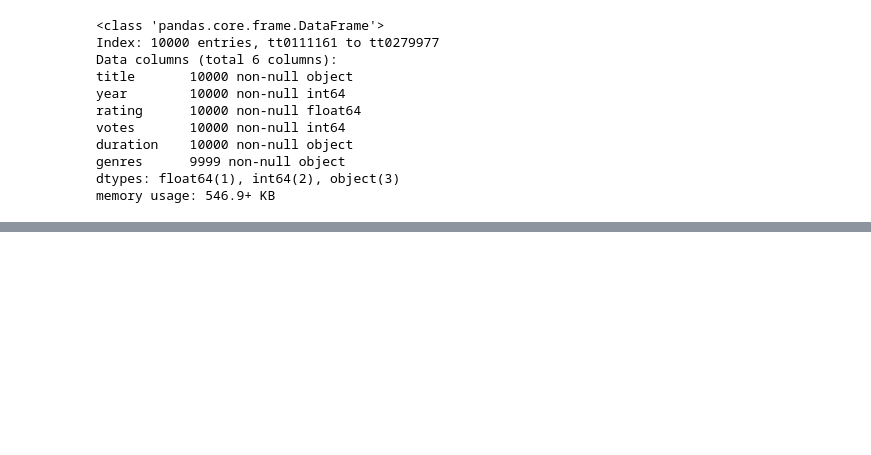
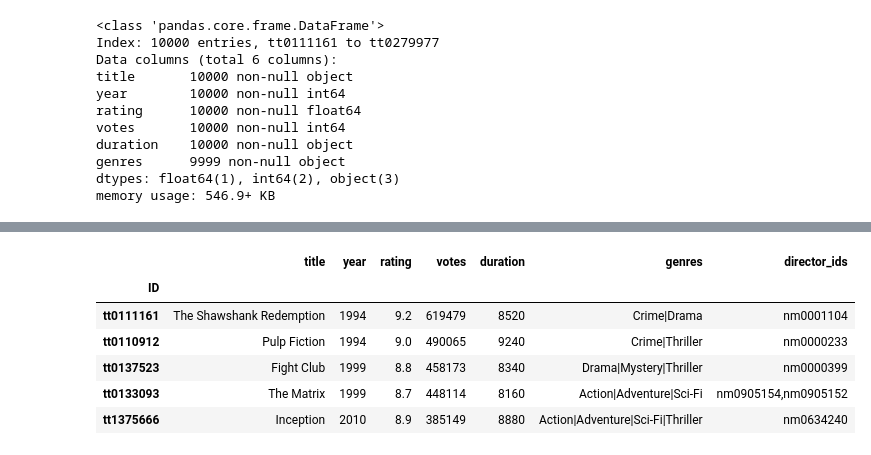
Before and after one commit to jyotipba-zz/integrify, a Jupyter notebook: development/pandas_jyoti_peter.ipynb, the cells around one changed output, grey strips where cells are left out. Saved outputs shown, nothing was run; the diff lists cells and outputs as text; code cells hidden in the pictures; blank space fills up the shorter version.

```diff
--- a/development/pandas_jyoti_peter.ipynb
+++ b/development/pandas_jyoti_peter.ipynb
@@ -56,0 +78,3 @@ memory usage: 546.9+ KB
+# %%
+# Remove the year from title column
+df['title'] = df['title'].map(lambda  name : name[:-6])
@@ -56,0 +99,5 @@ memory usage: 546.9+ KB
+# %%
+movie_crew_df = pd.read_csv('crew_data.tsv.gz', sep = '\t', names = ['ID', 'director_ids'], usecols = [0,1], header =0)
+# %%
+movie_crew_df.set_index('ID',drop=True,inplace = True)
+movie_crew_df.head(5)
@@ -56,0 +129,10 @@ memory usage: 546.9+ KB
+# %%
+df_merged.head()
+# %% [output]
+|  | title | year | rating | votes | duration | genres | director_ids |
+| ID |  |  |  |  |  |  |  |
+| tt0111161 | The Shawshank Redemption | 1994 | 9.2 | 619479 | 8520 | Crime|Drama | nm0001104 |
+| tt0110912 | Pulp Fiction | 1994 | 9.0 | 490065 | 9240 | Crime|Thriller | nm0000233 |
+| tt0137523 | Fight Club | 1999 | 8.8 | 458173 | 8340 | Drama|Mystery|Thriller | nm0000399 |
+| tt0133093 | The Matrix | 1999 | 8.7 | 448114 | 8160 | Action|Adventure|Sci-Fi | nm0905154,nm0905152 |
+| tt1375666 | Inception | 2010 | 8.9 | 385149 | 8880 | Action|Adventure|Sci-Fi|Thriller | nm0634240 |
```
Also changed, not shown: parts of 24 cells of this notebook.
